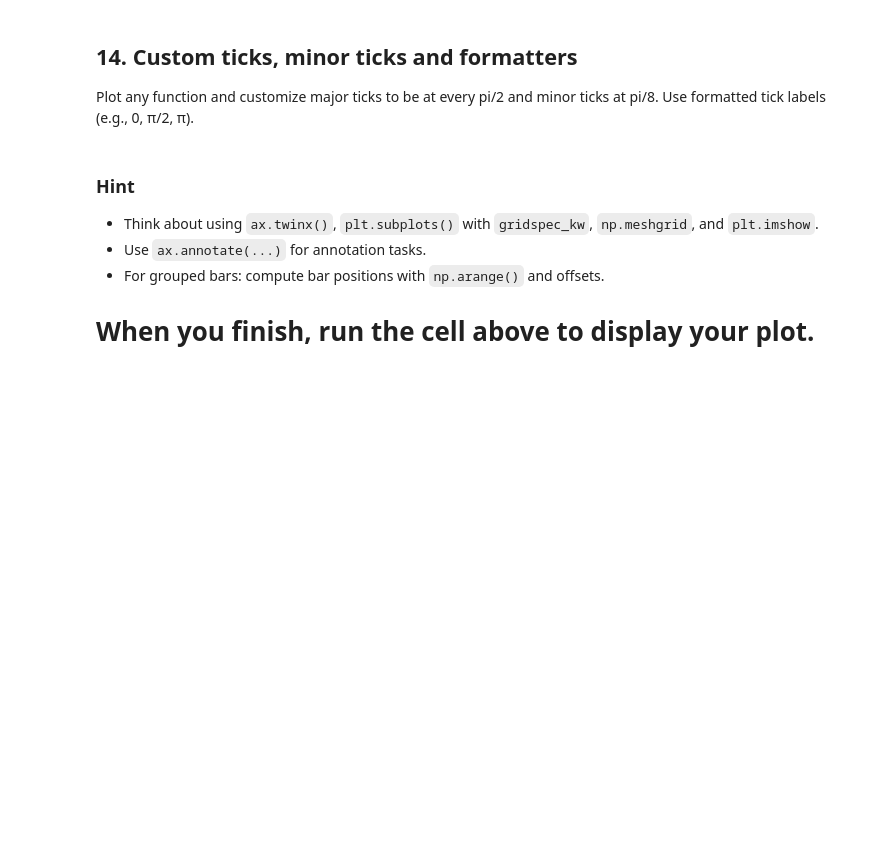
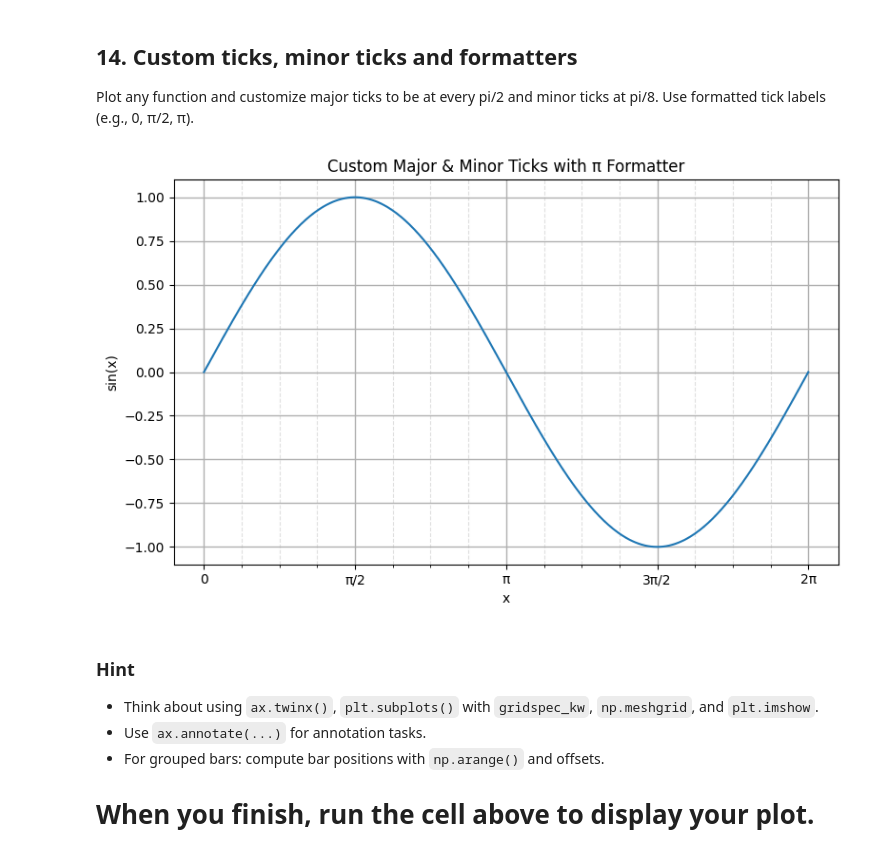
Before and after one commit to K-K-0/Matplotlib, a Jupyter notebook: matplotlib_practice_advanced.ipynb, the cells around one changed output. Saved outputs shown, nothing was run; the diff lists cells and outputs as text; code cells hidden in the pictures; blank space fills up the shorter version.

```diff
--- a/matplotlib_practice_advanced.ipynb
+++ b/matplotlib_practice_advanced.ipynb
@@ -433,10 +512,49 @@ std = 0.2 + 0.2 * np.abs(np.sin(0.5*x))
 
 Plot any function and customize major ticks to be at every pi/2 and minor ticks at pi/8. Use formatted tick labels (e.g., 0, π/2, π).
 # %%
-x = np.linspace(0, 2*np.pi, 100)
+from matplotlib.ticker import MultipleLocator, FuncFormatter
+
+# Data
+x = np.linspace(0, 2*np.pi, 400)
 y = np.sin(x)
 
-# Your code here
+fig, ax = plt.subplots(figsize=(8, 5))
+ax.plot(x, y)
+
+# ---- Major & minor tick locations ----
+ax.xaxis.set_major_locator(MultipleLocator(np.pi / 2))
+ax.xaxis.set_minor_locator(MultipleLocator(np.pi / 8))
+
+# ---- Formatter function ----
+def pi_formatter(x, pos):
+    if np.isclose(x, 0):
+        return "0"
+    n = x / np.pi
+    if np.isclose(n, 1):
+        return "π"
+    elif np.isclose(n, 0.5):
+        return "π/2"
+    elif np.isclose(n, 1.5):
+        return "3π/2"
+    elif n.is_integer():
+        return f"{int(n)}π"
+    else:
+        return ""
+
+ax.xaxis.set_major_formatter(FuncFormatter(pi_formatter))
+
+# ---- Styling ----
+ax.set_xlabel("x")
+ax.set_ylabel("sin(x)")
+ax.set_title("Custom Major & Minor Ticks with π Formatter")
+
+ax.grid(True, which='major', linewidth=1)
+ax.grid(True, which='minor', linestyle='--', alpha=0.4)
+
+plt.tight_layout()
+plt.show()
+# %% [output]
+[figure, added]
 # %% [markdown]
 ### Hint
 - Think about using `ax.twinx()`, `plt.subplots()` with `gridspec_kw`, `np.meshgrid`, and `plt.imshow`.
```
Also changed, not shown: parts of 4 cells of this notebook.
